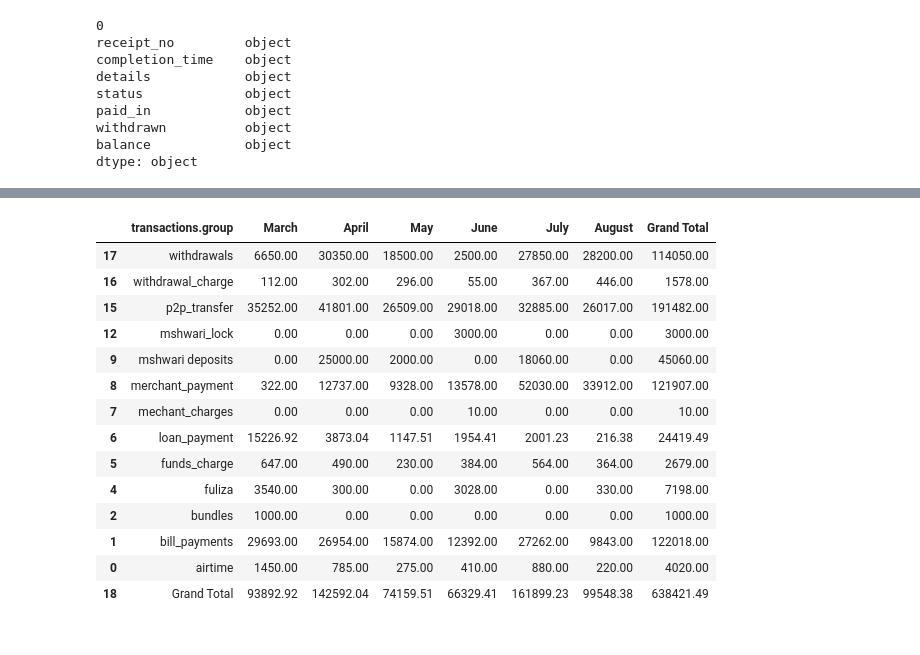
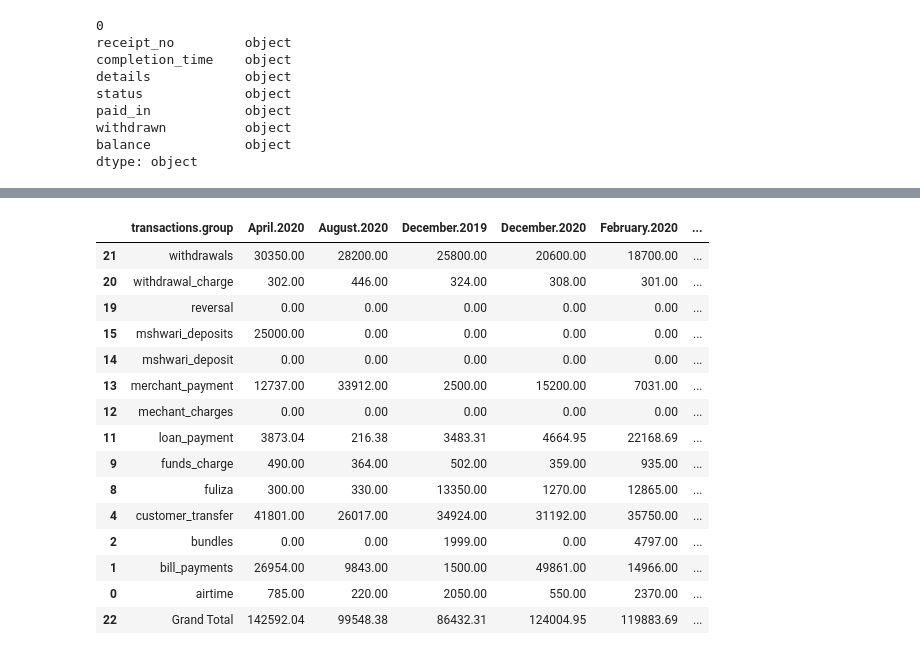
Before and after one commit to LangatGilbert/100daysofcode, a Jupyter notebook: mpesa_analysis/code/file extraction in pdf.ipynb, the cells around one changed output, grey strips where cells are left out. Saved outputs shown, nothing was run; the diff lists cells and outputs as text; code cells hidden in the pictures.

```diff
--- a/mpesa_analysis/code/file extraction in pdf.ipynb
+++ b/mpesa_analysis/code/file extraction in pdf.ipynb
@@ -226,5 +235,5 @@ df.head()
 # %%
 print(df.columns)
 df.rename(columns = {'Receipt No.':'receipt_no','Completion Time':'completion_time',
-                          'Details':'details','Transaction':'status', 'Paid In':'paid_in', 'Withdrawn':'withdrawn', 'Balance':'balance'}, inplace = True)
+                          'Details':'details','Transaction\rStatus':'status', 'Paid In':'paid_in', 'Withdrawn':'withdrawn', 'Balance':'balance'}, inplace = True)
 # %% [output]
@@ -244,6 +253,9 @@ df.head()
 #drop row with null receipt number
 #mpesa_df = mpesa.dropna(subset = ['Receipt No.'], how='all', inplace=True)
 mpesa_df = df[df['receipt_no'].notna()]
+# %%
+#clean the text columns
+mpesa_df['details'] = mpesa_df['details'].str.replace('\r',' ')
 # %%
 print(mpesa_df.shape)
 mpesa_df.head()
@@ -303,8 +315,11 @@ mpesa_df['completion_time']= pd.to_datetime(mpesa_df['completion_time'])
 mpesa_df['details'] = mpesa_df['details'].astype(str)
 # %%
 #extract month transaction
+mpesa_df['year'] = mpesa_df['completion_time'].dt.year
 mpesa_df['month'] = mpesa_df['completion_time'].dt.month
 mpesa_df['month'] = mpesa_df['month'].apply(lambda x: calendar.month_name[x])
+
+mpesa_df['transactions_cohort']= mpesa_df['month'].astype(str) + "." + mpesa_df['year'].astype(str)
 # %%
 #sorting df by date
 mpesa_df=mpesa_df.sort_values(by=['completion_time'],ascending =True)
@@ -338,13 +353,15 @@ for index, row in mpesa_df.iterrows():
     if 'Funds Charge' in row['details']:
         text_group.append('funds_charge')
     elif 'Business Payment from' in row['details']:
-        text_group.append('deposit')
+        text_group.append('business_deposit')
     elif 'Loan Repayment' in row['details']:
         text_group.append('loan_payment')
+    elif 'Receive International Transfer From' in row['details']:
+        text_group.append('international_deposits')
     elif 'Airtime' in row['details']:
         text_group.append('airtime')
     elif 'Customer Transfer to' in row['details']:
-        text_group.append('p2p_transfer')
+        text_group.append('customer_transfer')
     elif 'Customer Transfer Fuliza' in row['details']:
         text_group.append('fuliza')
     elif 'Customer Withdrawal At' in row['details']:
@@ -360,23 +377,23 @@ for index, row in mpesa_df.iterrows():
     elif 'Merchant Payment' in row['details']:
         text_group.append('merchant_payment')
     elif 'Funds received from' in row['details']:
-        text_group.append('p2p_receiver')
+        text_group.append('deposit_sender')
     elif 'OverDraft' in row['details']:
         text_group.append('overdraft')
     elif 'Promotion Payment from' in row['details']:
-        text_group.append('deposit')
+        text_group.append('deposit_promotion')
     elif 'Deposit of Funds at ' in row['details']:
-        text_group.append('deposit')
+        text_group.append('deposits')
     elif 'M-Shwari Deposit' in row['details']:
-        text_group.append('mshwari deposits')
+        text_group.append('mshwari_deposits')
     elif 'M-Shwari Withdraw' in row['details']:
-        text_group.append('mshwari withdrawals ')
+        text_group.append('mshwari_withdrawals ')
     elif 'Pay Merchant Charge' in row['details']:
         text_group.append('mechant_charges')
     elif 'Reversal' in row['details']:
-        text_group.append('deposit')
+        text_group.append('reversal')
     elif 'M-Shwari Lock Deposit' in row['details']:
-        text_group.append('mshwari_lock')
+        text_group.append('mshwari_deposit')
     elif 'M-Shwari Loan Disburse' in row['details']:
         text_group.append('mshwari_loan')
     else :
@@ -399,32 +416,33 @@ mpesa_df.head()
 # %%
 #undersanding the performance of various transactions groups over time
-table_withdrawals = pd.pivot_table(mpesa_df,index=['transactions.group'],columns = ['month'],
+table_withdrawals = pd.pivot_table(mpesa_df,index=['transactions.group'],columns = ['transactions_cohort'],
                        values = ['withdrawn'],aggfunc={'withdrawn':np.sum},
                       margins=True,margins_name='Grand Total').reset_index()
 
 
 table_withdrawals.columns = [' '.join(col).strip() for col in table_withdrawals.columns.values]
 table_withdrawals = table_withdrawals.sort_values('transactions.group', ascending=False)
 table_withdrawals.columns = table_withdrawals.columns.str.replace("withdrawn ", "")
 table_withdrawals = table_withdrawals[table_withdrawals['Grand Total'] !=0].fillna(0)
 
 # #columns ordering
-table_withdrawals = table_withdrawals[['transactions.group','March', 'April', 'May', 'June', 'July', 'August','Grand Total']]
+#table_withdrawals = table_withdrawals[['transactions.group','March', 'April', 'May', 'June', 'July', 'August','Grand Total']]
 
 table_withdrawals
 # %% [output]
-|  | transactions.group | March | April | May | June | July | August | Grand Total |
-| 17 | withdrawals | 6650.00 | 30350.00 | 18500.00 | 2500.00 | 27850.00 | 28200.00 | 114050.00 |
-| 16 | withdrawal_charge | 112.00 | 302.00 | 296.00 | 55.00 | 367.00 | 446.00 | 1578.00 |
-| 15 | p2p_transfer | 35252.00 | 41801.00 | 26509.00 | 29018.00 | 32885.00 | 26017.00 | 191482.00 |
-| 12 | mshwari_lock | 0.00 | 0.00 | 0.00 | 3000.00 | 0.00 | 0.00 | 3000.00 |
-| 9 | mshwari deposits | 0.00 | 25000.00 | 2000.00 | 0.00 | 18060.00 | 0.00 | 45060.00 |
-| 8 | merchant_payment | 322.00 | 12737.00 | 9328.00 | 13578.00 | 52030.00 | 33912.00 | 121907.00 |
-| 7 | mechant_charges | 0.00 | 0.00 | 0.00 | 10.00 | 0.00 | 0.00 | 10.00 |
-| 6 | loan_payment | 15226.92 | 3873.04 | 1147.51 | 1954.41 | 2001.23 | 216.38 | 24419.49 |
-| 5 | funds_charge | 647.00 | 490.00 | 230.00 | 384.00 | 564.00 | 364.00 | 2679.00 |
-| 4 | fuliza | 3540.00 | 300.00 | 0.00 | 3028.00 | 0.00 | 330.00 | 7198.00 |
-| 2 | bundles | 1000.00 | 0.00 | 0.00 | 0.00 | 0.00 | 0.00 | 1000.00 |
-| 1 | bill_payments | 29693.00 | 26954.00 | 15874.00 | 12392.00 | 27262.00 | 9843.00 | 122018.00 |
-| 0 | airtime | 1450.00 | 785.00 | 275.00 | 410.00 | 880.00 | 220.00 | 4020.00 |
-| 18 | Grand Total | 93892.92 | 142592.04 | 74159.51 | 66329.41 | 161899.23 | 99548.38 | 638421.49 |
+|  | transactions.group | April.2020 | August.2020 | December.2019 | December.2020 | February.2020 | ... |
+| 21 | withdrawals | 30350.00 | 28200.00 | 25800.00 | 20600.00 | 18700.00 | ... |
+| 20 | withdrawal_charge | 302.00 | 446.00 | 324.00 | 308.00 | 301.00 | ... |
+| 19 | reversal | 0.00 | 0.00 | 0.00 | 0.00 | 0.00 | ... |
+| 15 | mshwari_deposits | 25000.00 | 0.00 | 0.00 | 0.00 | 0.00 | ... |
+| 14 | mshwari_deposit | 0.00 | 0.00 | 0.00 | 0.00 | 0.00 | ... |
+| 13 | merchant_payment | 12737.00 | 33912.00 | 2500.00 | 15200.00 | 7031.00 | ... |
+| 12 | mechant_charges | 0.00 | 0.00 | 0.00 | 0.00 | 0.00 | ... |
+| 11 | loan_payment | 3873.04 | 216.38 | 3483.31 | 4664.95 | 22168.69 | ... |
+| 9 | funds_charge | 490.00 | 364.00 | 502.00 | 359.00 | 935.00 | ... |
+| 8 | fuliza | 300.00 | 330.00 | 13350.00 | 1270.00 | 12865.00 | ... |
+| 4 | customer_transfer | 41801.00 | 26017.00 | 34924.00 | 31192.00 | 35750.00 | ... |
+| 2 | bundles | 0.00 | 0.00 | 1999.00 | 0.00 | 4797.00 | ... |
+| 1 | bill_payments | 26954.00 | 9843.00 | 1500.00 | 49861.00 | 14966.00 | ... |
+| 0 | airtime | 785.00 | 220.00 | 2050.00 | 550.00 | 2370.00 | ... |
+| 22 | Grand Total | 142592.04 | 99548.38 | 86432.31 | 124004.95 | 119883.69 | ... |
```
Also changed, not shown: parts of 29 cells of this notebook, 12 other files.
